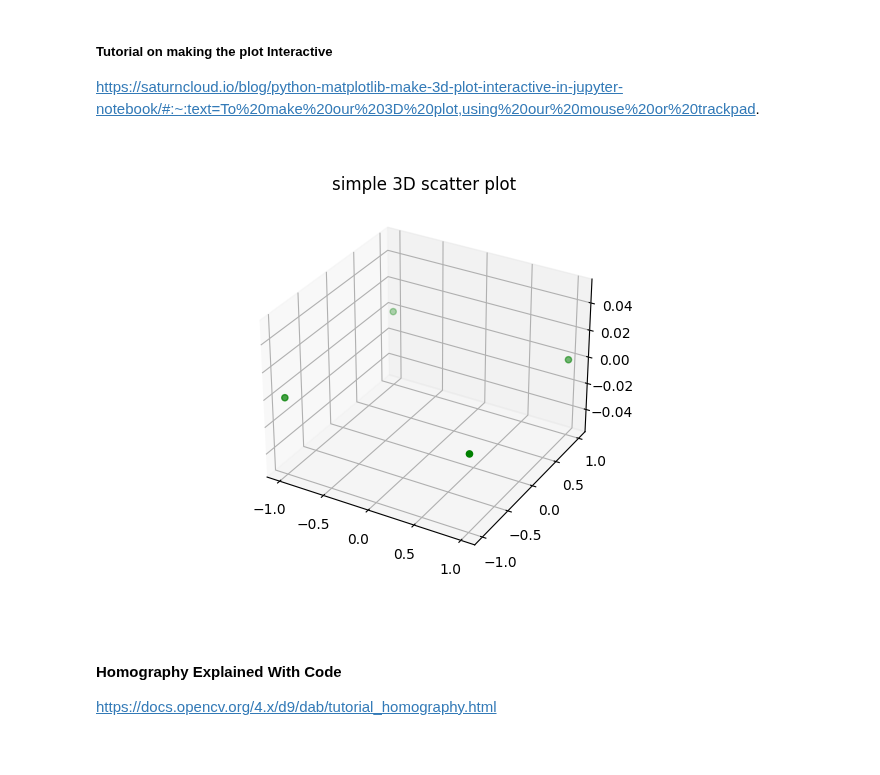
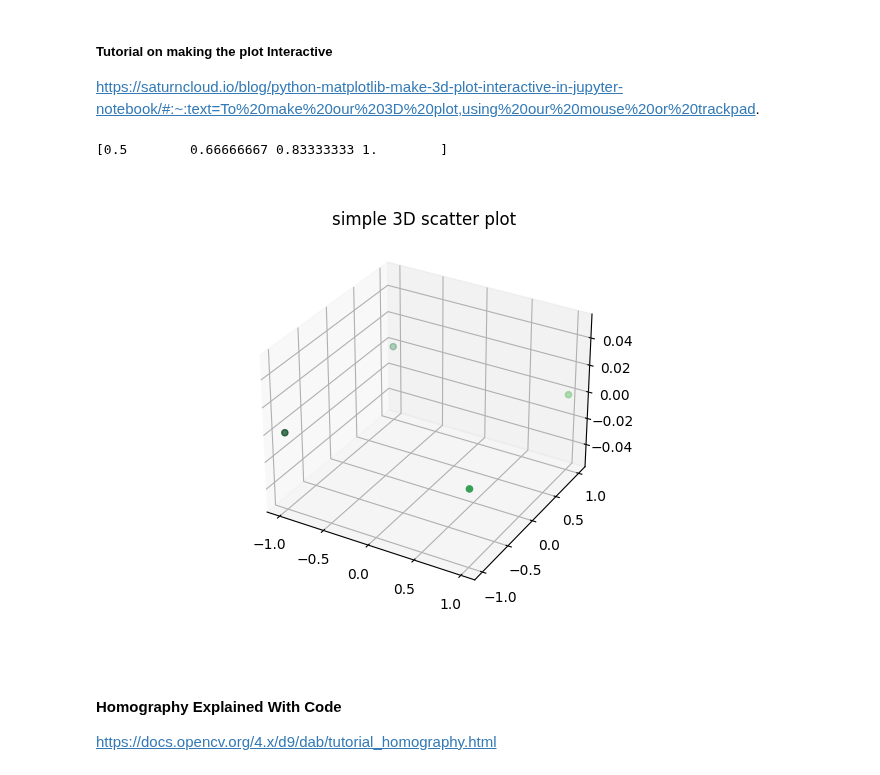
Before and after one commit to JoshuaG-K/transformation-visualization-tool, a Jupyter notebook: transformations.ipynb, the cells around one changed output. Drawn from its saved outputs; the diff is of its cells as text; code cells hidden in the pictures.

Commit message:
Added explicit gradient

```diff
--- a/transformations.ipynb
+++ b/transformations.ipynb
@@ -16,19 +16,25 @@ import numpy as np
 # %%
 # Creating dataset
 square = np.array([[1, 1, 0], [1, -1, 0], [-1, 1, 0], [-1, -1, 0]])
 
 # Creating figure
 fig = plt.figure()
 ax = fig.add_subplot(111, projection="3d")
 
+# Create a gradient for the colorsx
+num_points = square.shape[0]
+gradient = np.linspace(0.5, 1, num_points)
+colors = plt.cm.Greens(gradient)
+
 # Creating plot
-ax.scatter(square[:, 0], square[:, 1], square[:, 2], color = "green")
+ax.scatter(square[:, 0], square[:, 1], square[:, 2], c=colors)
 plt.title("simple 3D scatter plot")
 
 # show plot
 plt.show()
 # %% [output]
+[0.5        0.66666667 0.83333333 1.        ]
-[figure, old version]
+[figure, new version]
 # %% [markdown]
 #### Homography Explained With Code ####
 https://docs.opencv.org/4.x/d9/dab/tutorial_homography.html
```
